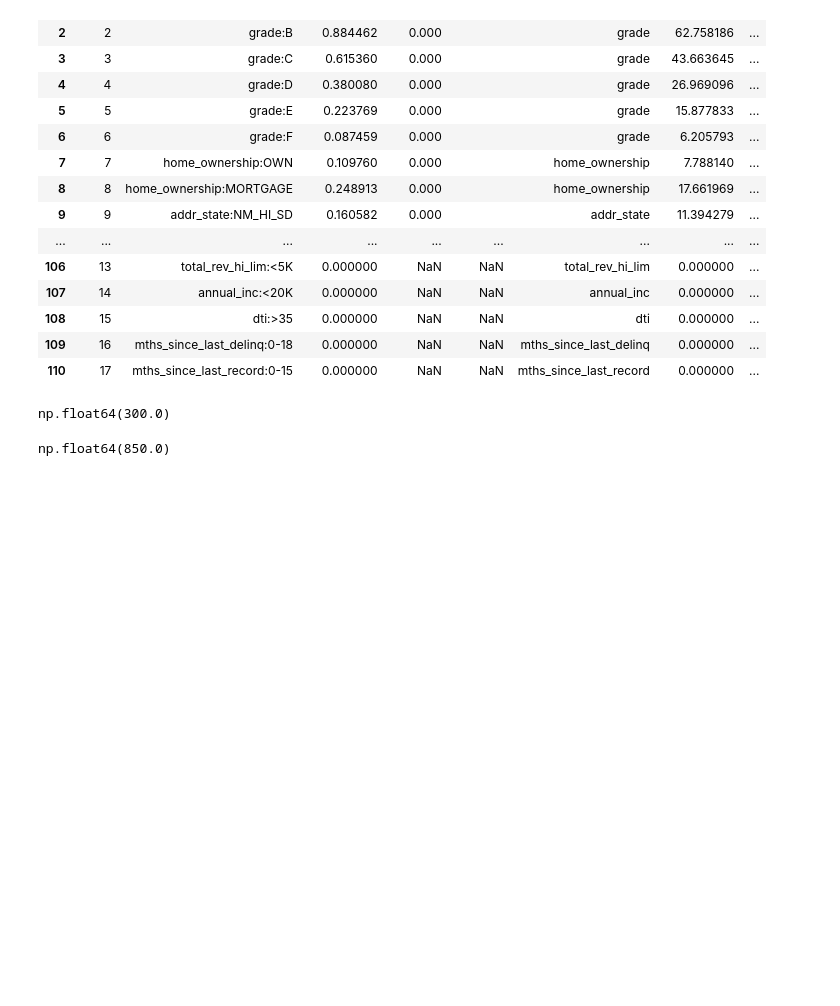
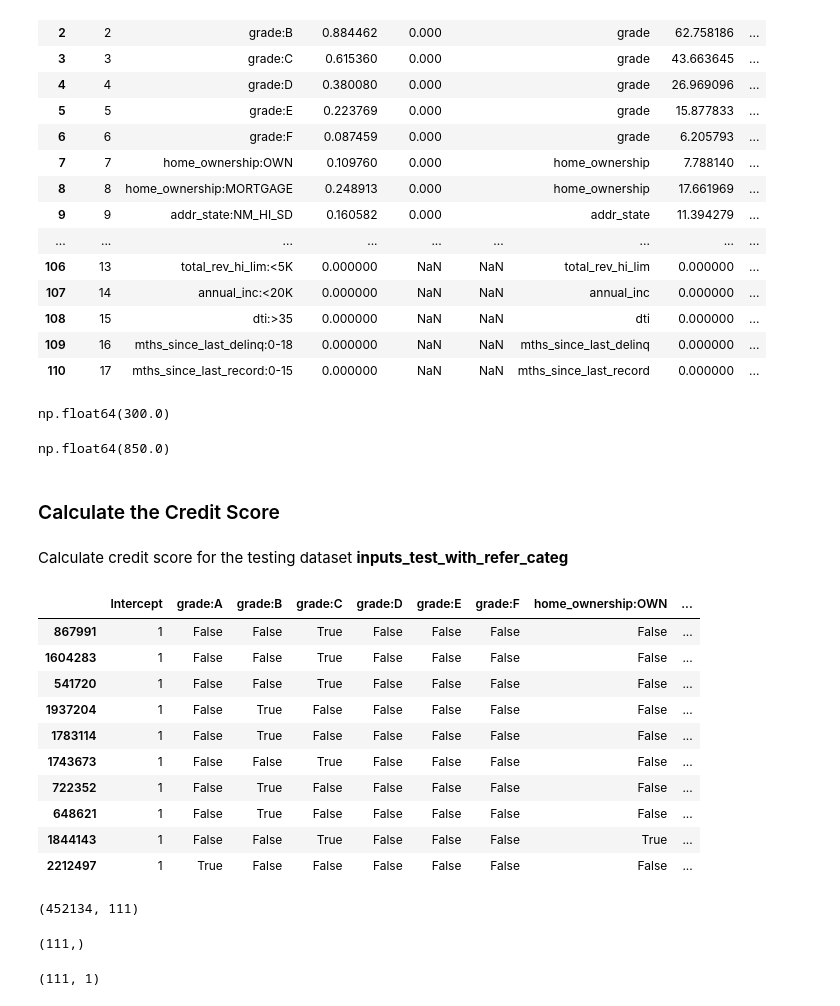
Before and after one commit to z252zhu/Credit-Risk-Modeling-on-Loan-Data, a Jupyter notebook: Credir Risk Modeling on Lending Club Loan Data - Modeling.ipynb, the cells around one changed output. Drawn from its saved outputs; the diff is of its cells as text; code cells hidden in the pictures; blank space fills up the shorter version.

```diff
--- a/Credir Risk Modeling on Lending Club Loan Data - Modeling.ipynb
+++ b/Credir Risk Modeling on Lending Club Loan Data - Modeling.ipynb
@@ -345,5 +345,5 @@ class LogisticRegression_p_values:
 Build the first model, **log_reg_model1**, with all selected features
 # %%
 log_reg_model1 = LogisticRegression_p_values()
-log_reg_model1.fit(inputs_train1, loan_data_targets_train)
+log_reg_model1.fit(inputs_train, loan_data_targets_train)
 # %%
@@ -538,8 +538,8 @@ reference_category2 = [
     'mths_since_last_delinq:0-18',
     'mths_since_last_record:0-15']
 # %%
-input_train_with_refer_categ = loan_data_inputs_train.loc[: , selected_explanatory_variables2]
-inputs_train = input_train_with_refer_categ.drop(reference_category2, axis = 1)
+inputs_train_with_refer_categ = loan_data_inputs_train.loc[: , selected_explanatory_variables2]
+inputs_train = inputs_train_with_refer_categ.drop(reference_category2, axis = 1)
 inputs_train.head(10)
 # %% [output]
 |  | grade:A | grade:B | grade:C | grade:D | grade:E | grade:F | home_ownership:OWN | home_ownership:MORTGAGE | ... |
@@ -742,8 +742,8 @@ reference_category3 = [
     'mths_since_last_delinq:0-18',
     'mths_since_last_record:0-15']
 # %%
-input_train_with_refer_categ = loan_data_inputs_train.loc[: , selected_explanatory_variables3]
-inputs_train = input_train_with_refer_categ.drop(reference_category3, axis = 1)
+inputs_train_with_refer_categ = loan_data_inputs_train.loc[: , selected_explanatory_variables3]
+inputs_train = inputs_train_with_refer_categ.drop(reference_category3, axis = 1)
 inputs_train.head(10)
 # %% [output]
 |  | grade:A | grade:B | grade:C | grade:D | grade:E | grade:F | home_ownership:OWN | home_ownership:MORTGAGE | ... |
@@ -798,8 +798,8 @@ summary_table3
 # %% [markdown]
 ### Response Variable Prediction and Confusion Matrix
 # %%
-input_test_with_refer_categ = loan_data_inputs_test.loc[: , selected_explanatory_variables3]
-inputs_test = input_test_with_refer_categ.drop(reference_category3, axis = 1)
+inputs_test_with_refer_categ = loan_data_inputs_test.loc[: , selected_explanatory_variables3]
+inputs_test = inputs_test_with_refer_categ.drop(reference_category3, axis = 1)
 inputs_test.head(10)
 # %% [output]
 |  | grade:A | grade:B | grade:C | grade:D | grade:E | grade:F | home_ownership:OWN | home_ownership:MORTGAGE | ... |
@@ -1194,3 +1196,38 @@ np.float64(300.0)
 df_scorecard.groupby('Original feature name')['Score - Final'].max().sum()
 # %% [output]
 np.float64(850.0)
+# %% [markdown]
+### Calculate the Credit Score
+# %% [markdown]
+Calculate credit score for the testing dataset **inputs_test_with_refer_categ**
+# %%
+inputs_test_with_refer_categ_and_intecept = inputs_test_with_refer_categ.copy()
+inputs_test_with_refer_categ_and_intecept.insert(0, 'Intercept', 1)
+inputs_test_with_refer_categ_and_intecept = inputs_test_with_refer_categ_and_intecept[df_scorecard['Feature name'].values]
+inputs_test_with_refer_categ_and_intecept.head(10)
+# %% [output]
+|  | Intercept | grade:A | grade:B | grade:C | grade:D | grade:E | grade:F | home_ownership:OWN | ... |
+| 867991 | 1 | False | False | True | False | False | False | False | ... |
+| 1604283 | 1 | False | False | True | False | False | False | False | ... |
+| 541720 | 1 | False | False | True | False | False | False | False | ... |
+| 1937204 | 1 | False | True | False | False | False | False | False | ... |
+| 1783114 | 1 | False | True | False | False | False | False | False | ... |
+| 1743673 | 1 | False | False | True | False | False | False | False | ... |
+| 722352 | 1 | False | True | False | False | False | False | False | ... |
+| 648621 | 1 | False | True | False | False | False | False | False | ... |
+| 1844143 | 1 | False | False | True | False | False | False | True | ... |
+| 2212497 | 1 | True | False | False | False | False | False | False | ... |
+# %%
+inputs_test_with_refer_categ_and_intecept.shape
+# %% [output]
+(452134, 111)
+# %%
+scorecard_scores_final = df_scorecard['Score - Final']
+scorecard_scores_final.shape
+# %% [output]
+(111,)
+# %%
+scorecard_scores_final = scorecard_scores_final.values.reshape(inputs_test_with_refer_categ_and_intecept.shape[1], 1)
+scorecard_scores_final.shape
+# %% [output]
+(111, 1)
```
Also changed, not shown: parts of 32 cells of this notebook.
